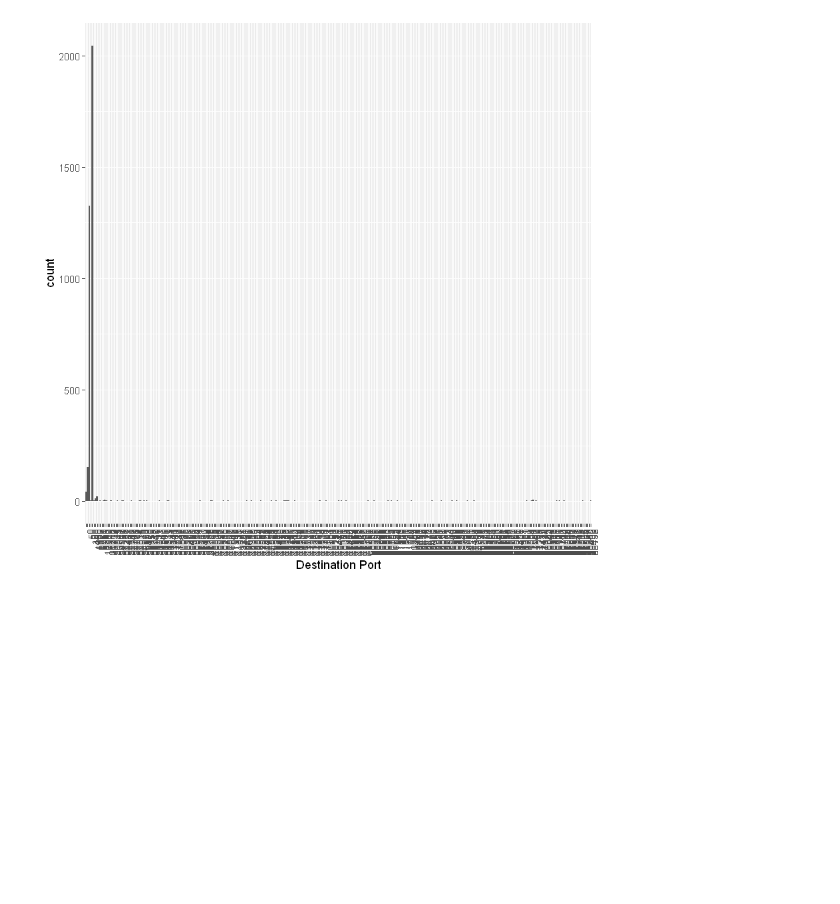
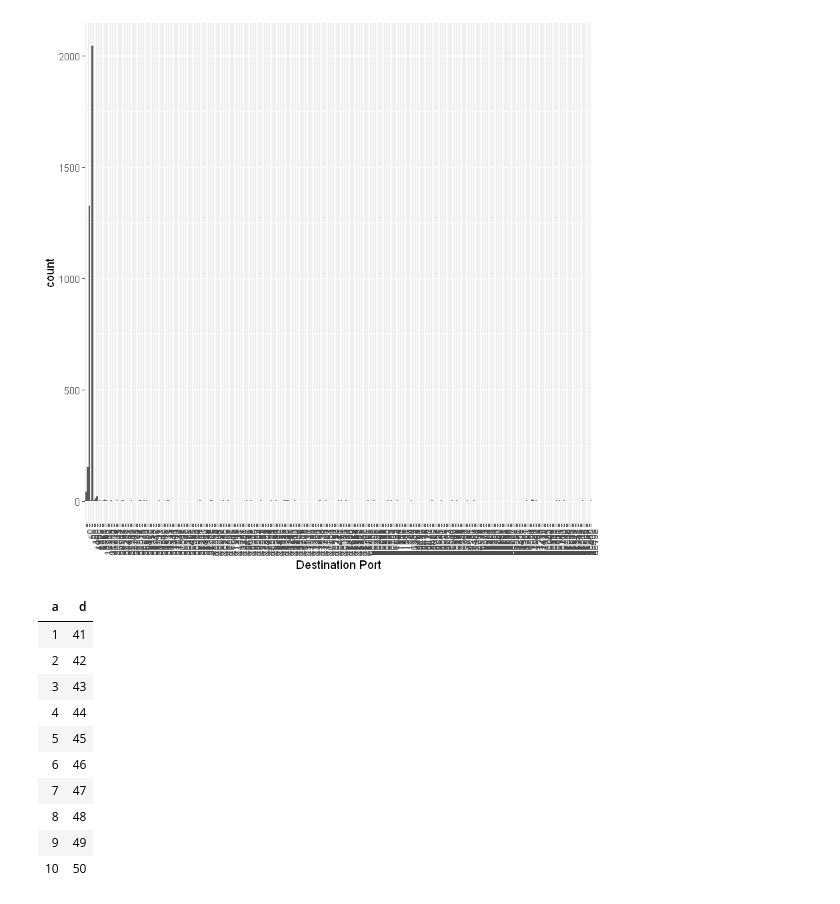
Before and after one commit to Lrakotoson/M_R, a Jupyter notebook: S2/Classification/Project/jet1.ipynb, the cells around one changed output. Cells and saved outputs as stored; diff of their text form; code cells hidden in the pictures; blank space fills up the shorter version.

```diff
--- a/S2/Classification/Project/jet1.ipynb
+++ b/S2/Classification/Project/jet1.ipynb
@@ -164,3 +279,17 @@ df <- tibble(
   c = c(rep(4,4), NA, rep(4,5)),
   d = 41:50
 )
+# %%
+Filter(var, df)
+# %% [output]
+| a | d |
+| 1 | 41 |
+| 2 | 42 |
+| 3 | 43 |
+| 4 | 44 |
+| 5 | 45 |
+| 6 | 46 |
+| 7 | 47 |
+| 8 | 48 |
+| 9 | 49 |
+| 10 | 50 |
```
Also changed, not shown: parts of 16 cells of this notebook, 2 other files.
